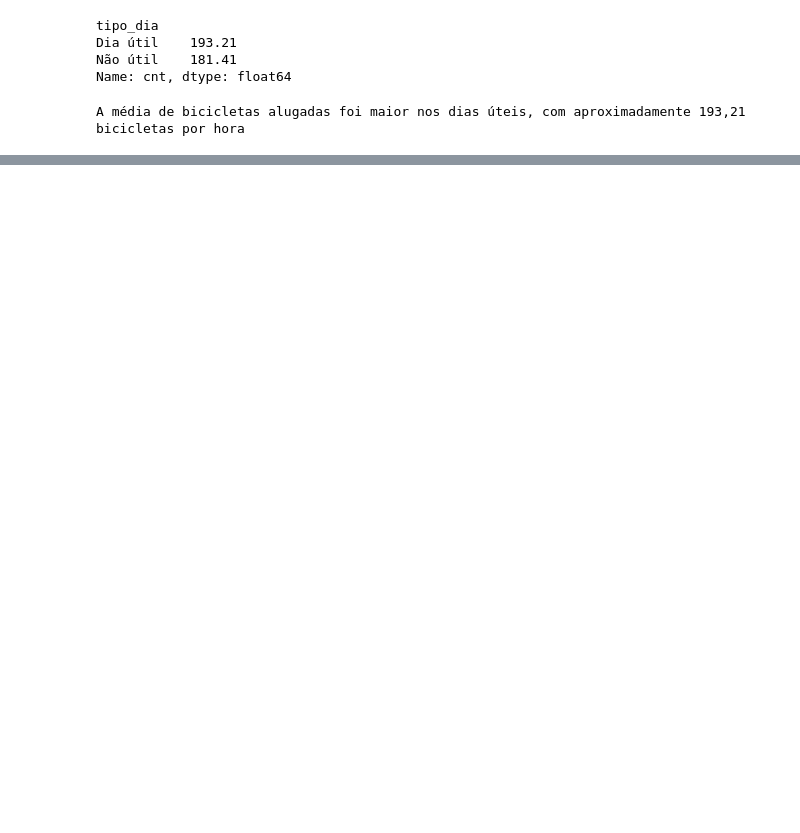
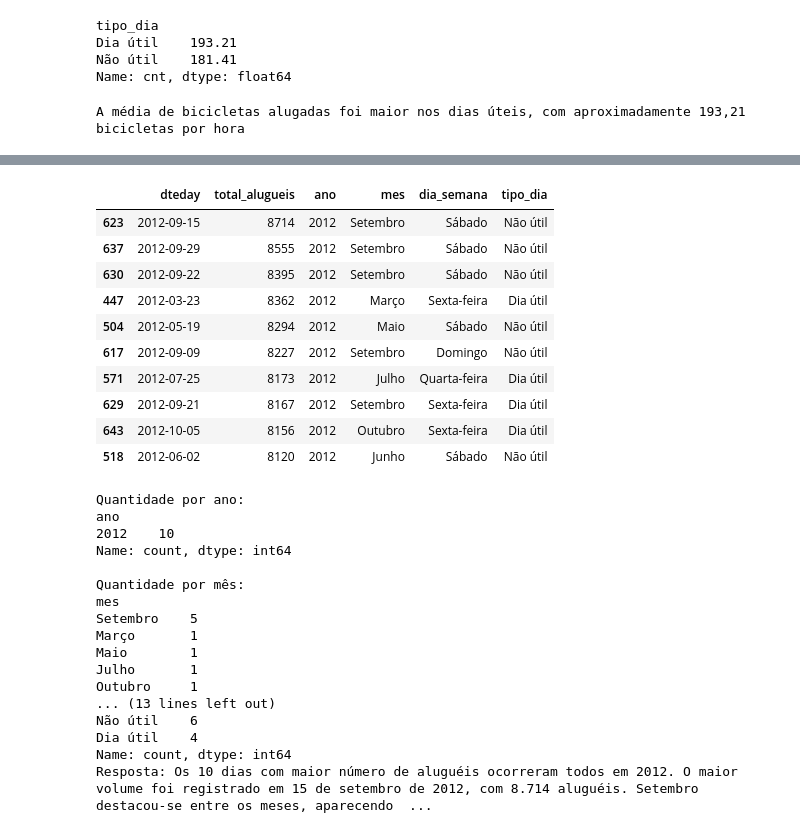
Before and after one commit to cintiamargarida/Projeto_Definitivo, a Jupyter notebook: projeto_cintia.ipynb, the cells around one changed output, grey strips where cells are left out. Drawn from its saved outputs; the diff is of its cells as text; code cells hidden in the pictures; blank space fills up the shorter version.

```diff
--- a/projeto_cintia.ipynb
+++ b/projeto_cintia.ipynb
@@ -477,0 +697,68 @@ Horário de pico dos usuários registrados: 17 h
+# %%
+# Pergunta 9 — Quais foram os 10 dias com maior número de aluguéis e quais características esses dias apresentam?
+
+
+alugueis_por_dia = (
+    df_hour.groupby('dteday')
+    .agg(
+        total_alugueis=('cnt', 'sum'),
+        ano=('ano', 'first'),
+        mes=('mes_nome', 'first'),
+        dia_semana=('dia_semana', 'first'),
+        tipo_dia=('tipo_dia', 'first')
+    )
+    .reset_index()
+)
+
+top_10_dias = alugueis_por_dia.nlargest(
+    10,
+    'total_alugueis'
+)
+
+display(top_10_dias)
+
+
+print("Quantidade por ano:")
+print(top_10_dias['ano'].value_counts())
+
+print("\nQuantidade por mês:")
+print(top_10_dias['mes'].value_counts())
+
+print("\nQuantidade por dia da semana:")
+print(top_10_dias['dia_semana'].value_counts())
+
+print("\nQuantidade por tipo de dia:")
+print(top_10_dias['tipo_dia'].value_counts())
+
+resposta9 = "Resposta: Os 10 dias com maior número de aluguéis ocorreram todos em 2012. O maior volume foi registrado em 15 de setembro de 2012, com 8.714 aluguéis. Setembro destacou-se entre os meses, aparecendo em 5 dos 10 dias de maior movimento. Quanto ao tipo de dia, 6 dos 10 registros ocorreram em dias não úteis e 4 em dias úteis. Entre os dias da semana, o sábado aparece 5 vezes, seguido pela sexta-feira, com 3 ocorrências. Os resultados mostram, portanto, uma concentração dos maiores volumes principalmente em 2012, no mês de setembro e aos sábados." \
+
+print(resposta9)
+# %% [output]
+|  | dteday | total_alugueis | ano | mes | dia_semana | tipo_dia |
+| 623 | 2012-09-15 | 8714 | 2012 | Setembro | Sábado | Não útil |
+| 637 | 2012-09-29 | 8555 | 2012 | Setembro | Sábado | Não útil |
+| 630 | 2012-09-22 | 8395 | 2012 | Setembro | Sábado | Não útil |
+| 447 | 2012-03-23 | 8362 | 2012 | Março | Sexta-feira | Dia útil |
+| 504 | 2012-05-19 | 8294 | 2012 | Maio | Sábado | Não útil |
+| 617 | 2012-09-09 | 8227 | 2012 | Setembro | Domingo | Não útil |
+| 571 | 2012-07-25 | 8173 | 2012 | Julho | Quarta-feira | Dia útil |
+| 629 | 2012-09-21 | 8167 | 2012 | Setembro | Sexta-feira | Dia útil |
+| 643 | 2012-10-05 | 8156 | 2012 | Outubro | Sexta-feira | Dia útil |
+| 518 | 2012-06-02 | 8120 | 2012 | Junho | Sábado | Não útil |
+Quantidade por ano:
+ano
+2012    10
+Name: count, dtype: int64
+
+Quantidade por mês:
+mes
+Setembro    5
+Março       1
+Maio        1
+Julho       1
+Outubro     1
+... (13 lines left out)
+Não útil    6
+Dia útil    4
+Name: count, dtype: int64
+Resposta: Os 10 dias com maior número de aluguéis ocorreram todos em 2012. O maior volume foi registrado em 15 de setembro de 2012, com 8.714 aluguéis. Setembro destacou-se entre os meses, aparecendo  ...
```
Also changed, not shown: parts of 10 cells of this notebook.
